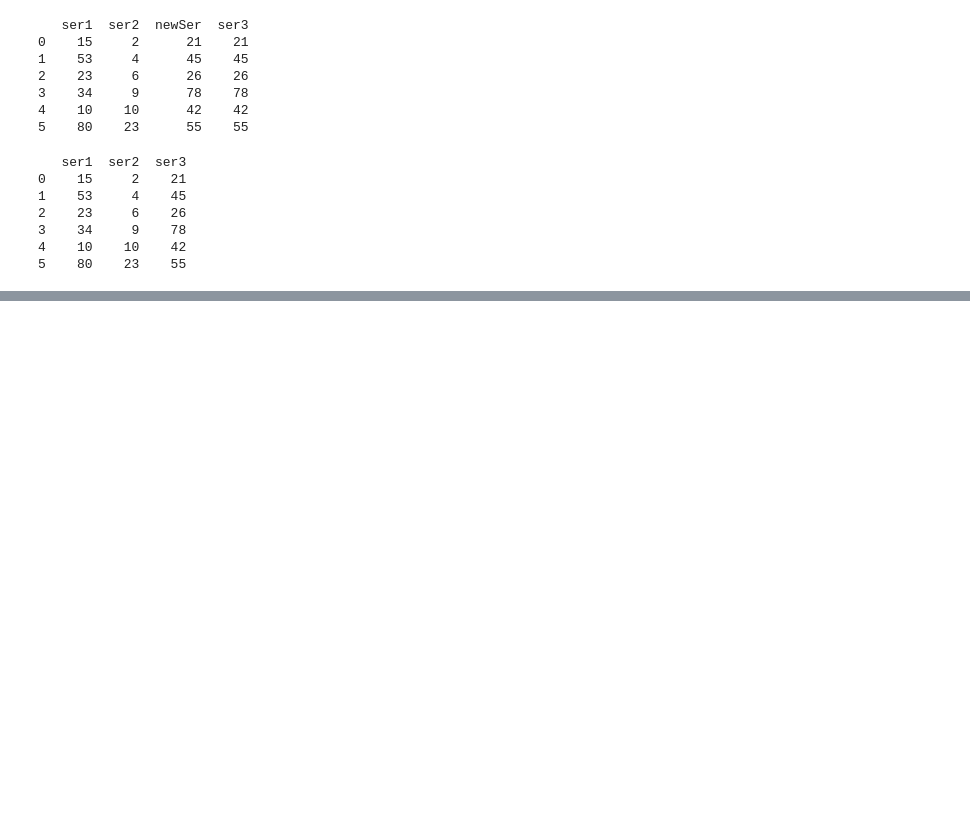
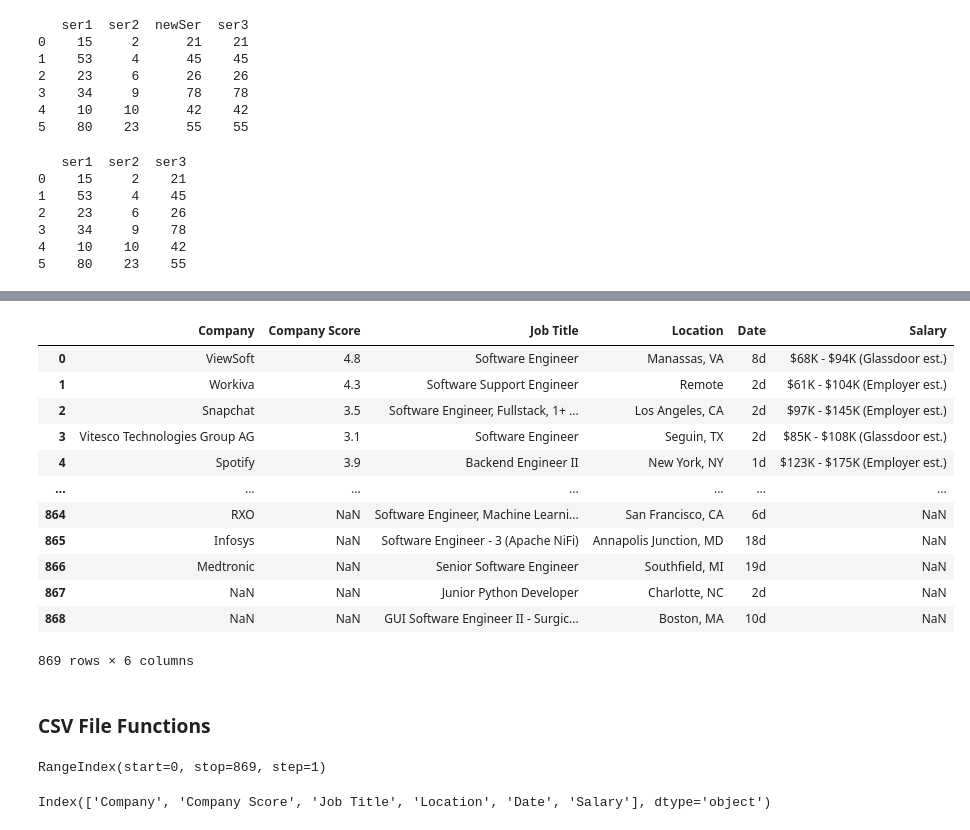
Before and after one commit to MHassanAr/Pandas, a Jupyter notebook: pandas.ipynb, the cells around one changed output, grey strips where cells are left out. Drawn from its saved outputs; the diff is of its cells as text; code cells hidden in the pictures; blank space fills up the shorter version.

```diff
--- a/pandas.ipynb
+++ b/pandas.ipynb
@@ -237,0 +319,32 @@ print(dF)
+# %%
+# Reading the CSV file while skipping the fourth row (index 3)
+csvFile = pd.read_csv(path, skiprows=[3])
+
+# Displaying the contents of the DataFrame
+csvFile
+# %% [output]
+|  | Company | Company Score | Job Title | Location | Date | Salary |
+| 0 | ViewSoft | 4.8 | Software Engineer | Manassas, VA | 8d | $68K - $94K (Glassdoor est.) |
+| 1 | Workiva | 4.3 | Software Support Engineer | Remote | 2d | $61K - $104K (Employer est.) |
+| 2 | Snapchat | 3.5 | Software Engineer, Fullstack, 1+ ... | Los Angeles, CA | 2d | $97K - $145K (Employer est.) |
+| 3 | Vitesco Technologies Group AG | 3.1 | Software Engineer | Seguin, TX | 2d | $85K - $108K (Glassdoor est.) |
+| 4 | Spotify | 3.9 | Backend Engineer II | New York, NY | 1d | $123K - $175K (Employer est.) |
+| ... | ... | ... | ... | ... | ... | ... |
+| 864 | RXO | NaN | Software Engineer, Machine Learni... | San Francisco, CA | 6d | NaN |
+| 865 | Infosys | NaN | Software Engineer - 3 (Apache NiFi) | Annapolis Junction, MD | 18d | NaN |
+| 866 | Medtronic | NaN | Senior Software Engineer | Southfield, MI | 19d | NaN |
+| 867 | NaN | NaN | Junior Python Developer | Charlotte, NC | 2d | NaN |
+| 868 | NaN | NaN | GUI Software Engineer II - Surgic... | Boston, MA | 10d | NaN |
+869 rows × 6 columns
+# %% [markdown]
+<h3>CSV File Functions</h3>
+# %%
+# Displaying the index (row labels) of the DataFrame
+csvFile.index
+# %% [output]
+RangeIndex(start=0, stop=869, step=1)
+# %%
+# Displaying the column labels (names) of the DataFrame
+csvFile.columns
+# %% [output]
+Index(['Company', 'Company Score', 'Job Title', 'Location', 'Date', 'Salary'], dtype='object')
```
Also changed, not shown: parts of 19 cells of this notebook, 2 other files.
